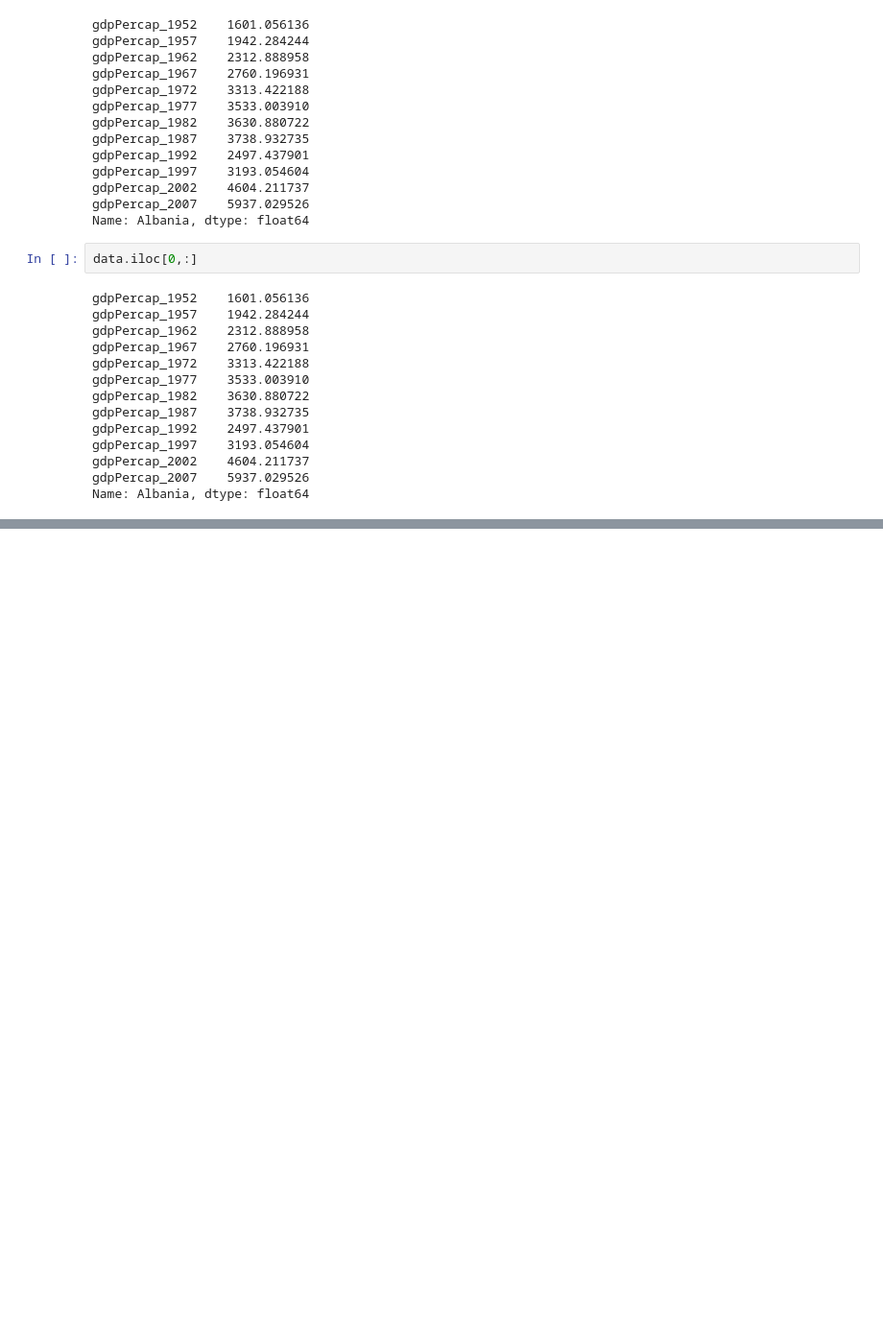
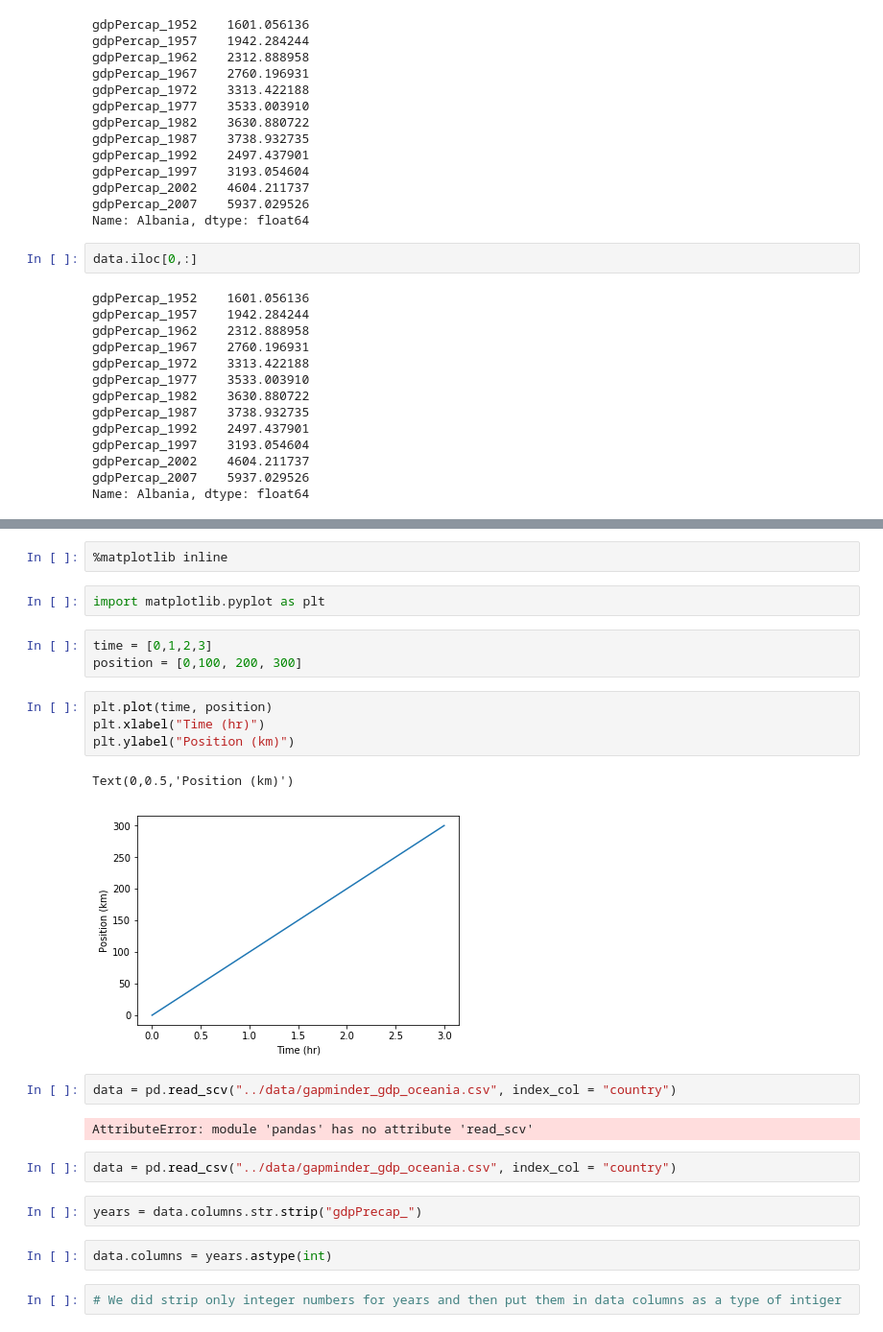
Before and after one commit to sjp1018/Python-Day2, a Jupyter notebook: code/Day2_code.ipynb, the cells around one changed output, grey strips where cells are left out. Shown at 96% size. Saved outputs shown, nothing was run; the diff lists cells and outputs as text; blank space fills up the shorter version.

Commit message:
added pyplot to notebook

```diff
--- a/code/Day2_code.ipynb
+++ b/code/Day2_code.ipynb
@@ -89,0 +94,26 @@ Name: Albania, dtype: float64
+# %%
+%matplotlib inline
+# %%
+import matplotlib.pyplot as plt
+# %%
+time = [0,1,2,3]
+position = [0,100, 200, 300]
+# %%
+plt.plot(time, position)
+plt.xlabel("Time (hr)")
+plt.ylabel("Position (km)")
+# %% [output]
+Text(0,0.5,'Position (km)')
+[figure, added]
+# %%
+data = pd.read_scv("../data/gapminder_gdp_oceania.csv", index_col = "country")
+# %% [output]
+AttributeError: module 'pandas' has no attribute 'read_scv'
+# %%
+data = pd.read_csv("../data/gapminder_gdp_oceania.csv", index_col = "country")
+# %%
+years = data.columns.str.strip("gdpPrecap_")
+# %%
+data.columns = years.astype(int)
+# %%
+# We did strip only integer numbers for years and then put them in data columns as a type of intiger
```
Also changed, not shown: parts of 3 cells of this notebook.
